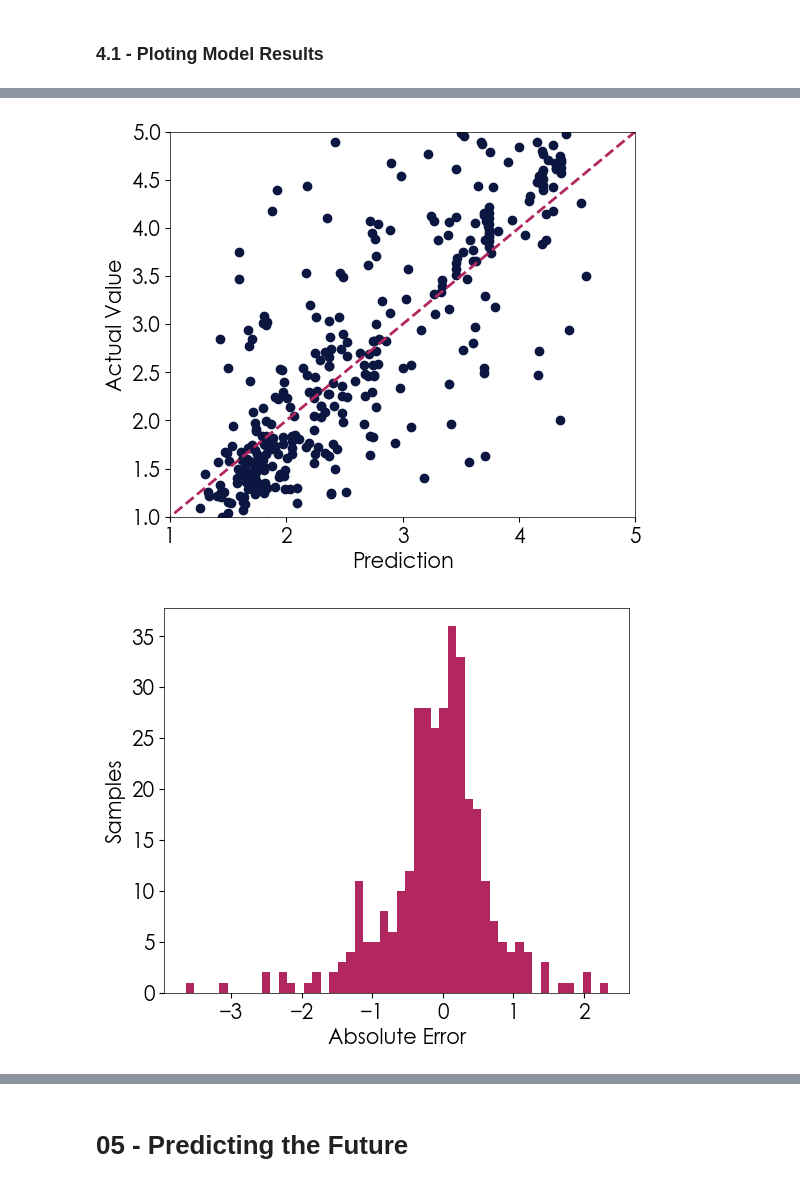
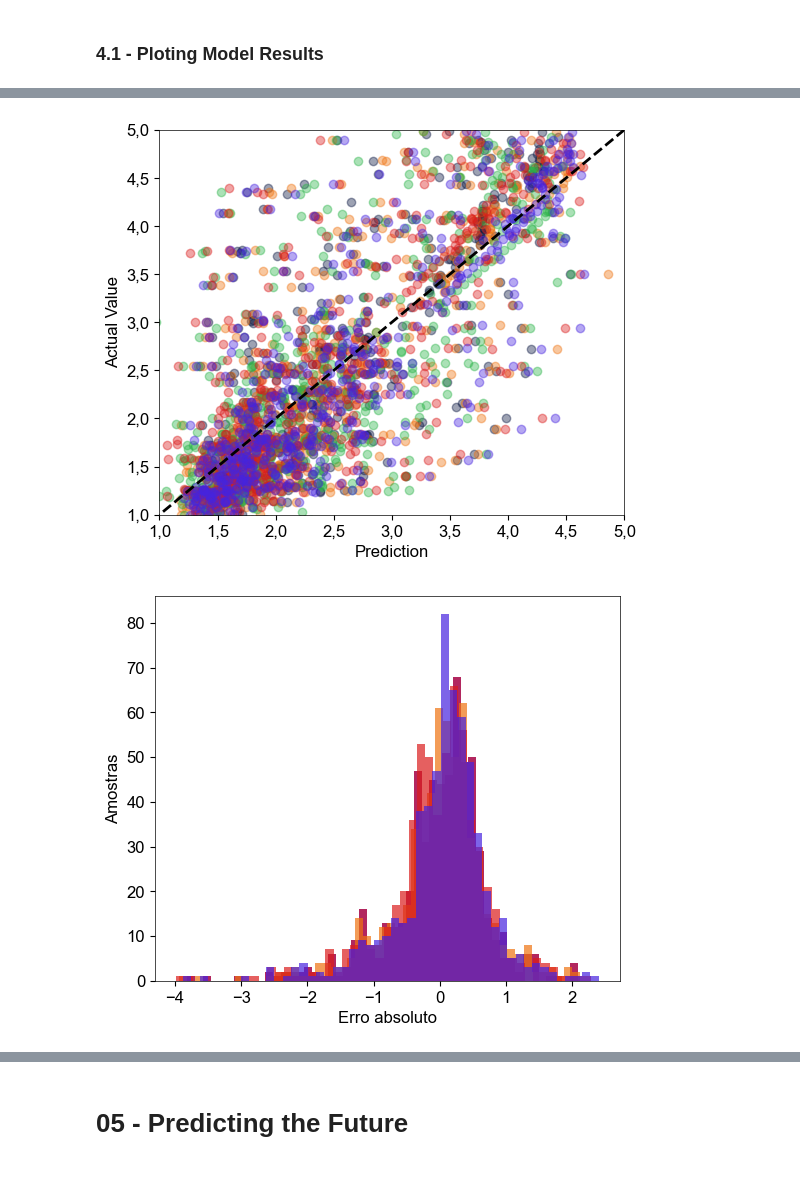
Before and after one commit to PauloCasmal/data-mining-study, a Jupyter notebook: Comparing-Models.ipynb, the cells around one changed output, grey strips where cells are left out. Saved outputs shown, nothing was run; the diff lists cells and outputs as text; code cells hidden in the pictures.

```diff
--- a/Comparing-Models.ipynb
+++ b/Comparing-Models.ipynb
@@ -154,7 +153,7 @@ target_col = "Silica_Concentrate"
 
 for col in df.columns:
     for lag in range(1, 15):
-        df[f"{col}-lag-{lag}"] = df[col].shift(lag)
+        df[f"lag-{lag}"] = df[col].shift(lag)
 
 df = df.dropna()
 # %%
@@ -224,6 +210,6 @@ memory usage: 864.1 KB
 # %%
 target = 'Silica_Concentrate'
-lags_to_test = range(1, 14)
+lags_to_test = range(1, 14, 3)
 # %% [markdown]
 ### 3.1 - XGBoost
 # %%
@@ -679,7 +642,7 @@ r2_list_arima = []
 mae_list_arima = []
 lags_arima = []
 
-for i in range(13):
+for i in range(len(all_results_arima)):
     lags_arima.append(all_results_arima[i]['n_lags_arimas'])
     rmse_list_arima.append(all_results_arima[i]['rmse_avg_arimas'])
     r2_list_arima.append(all_results_arima[i]['r2_avg_arimas'])
@@ -697,8 +660,7 @@ for n_lags in lags_to_test:
     # 1. Preparação das colunas
     cols_features = []
     for i in range(1, n_lags + 1):
-        cols_features.append(f'Iron_Concentrate-lag-{i}')
-        cols_features.append(f'Silica_Concentrate-lag-{i}')
+        cols_features.append(f'lag-{i}')
 
     fold_metrics = []
     tss = TimeSeriesSplit(n_splits=5)
@@ -718,12 +680,12 @@ for n_lags in lags_to_test:
         # --- RESHAPE PARA 3D [samples, time_steps, features] ---
         # Aqui tratamos cada lag como um passo no tempo.
         # Temos 2 features (Iron e Silica) por passo de tempo.
-        X_train_3d = X_train_scaled.reshape((X_train_scaled.shape[0], n_lags, 2))
-        X_test_3d = X_test_scaled.reshape((X_test_scaled.shape[0], n_lags, 2))
+        X_train_3d = X_train_scaled.reshape((X_train_scaled.shape[0], n_lags, 1))
+        X_test_3d = X_test_scaled.reshape((X_test_scaled.shape[0], n_lags, 1))
 
         # 2. Construção da Arquitetura LSTM
         model_lstm = Sequential([
-            LSTM(50, activation='relu', input_shape=(n_lags, 2)),
+            LSTM(50, activation='relu', input_shape=(n_lags, 1)),
             Dropout(0.2),
             Dense(1)
         ])
@@ -742,10 +704,12 @@ for n_lags in lags_to_test:
         )
 
         # 4. Predição e Métricas
-        y_pred = model_lstm.predict(X_test_3d).flatten()
+        y_pred_lstm = model_lstm.predict(X_test_3d).flatten()
 
-        rmse = np.sqrt(mean_squared_error(y_test, y_pred))
-        r2 = r2_score(y_test, y_pred)
+        X_test_lstm = X_test_3d
+        y_test_lstm = y_test
+        rmse = np.sqrt(mean_squared_error(y_test_lstm, y_pred_lstm))
+        r2 = r2_score(y_test_lstm, y_pred_lstm)
 
         fold_metrics.append({'rmse': rmse, 'r2': r2})
 
@@ -896,26 +907,40 @@ plt.show()
 # %%
 fig_scatter_error, ax = plt.subplots(figsize=(6, 5))
 
-ax.scatter(y_pred, y_test, c='#0B1741')
-ax.plot([0, 5], [0, 5], color='#B2275F', ls='--')
+alp = 0.4
+
+ax.scatter(y_pred_xgb, y_test_xgb, c='#0B1741', alpha=alp, label='XGBoost')
+ax.scatter(y_pred_rf, y_test_rf, c='#EF7310', alpha=alp, label='Random Forest')
+ax.scatter(y_pred_arima, y_test_arima, c='#2BB449', alpha=alp, label='ARIMA')
+ax.scatter(y_pred_mlps, y_test_mlps, c='#DA1C1C', alpha=alp, label='MLP')
+ax.scatter(y_pred_lstm, y_test_lstm, c='#4623DF', alpha=alp, label='LSTM')
+
+ax.plot([0, 5], [0, 5], color='#000000', ls='--')
 
 ax.set_xlabel('Prediction')
 ax.set_ylabel('Actual Value')
 
 ax.set_ylim(1, 5)
 ax.set_xlim(1, 5)
 
 plt.show()
 # %% [output]
-[figure, old version]
+[figure, new version]
 # %%
 fig_hist_error, ax = plt.subplots(figsize=(6, 5))
 
-ax.hist(y_pred - y_test, bins=50, color='#B2275F')
+y_pred_arima  = y_pred_arima.dropna()
+y_test_arima  = y_test_arima.dropna()
 
-ax.set_xlabel('Absolute Error')
-ax.set_ylabel('Samples')
+ax.hist(y_pred_xgb - y_test_xgb, bins=50, color='#B2275F')
+ax.hist(y_pred_rf - y_test_rf, bins=50, color='#EF7310', alpha=0.7)
+# ax.hist(y_pred_arima - y_test_arima, bins=50, color='#2BB449', alpha=0.7)
+ax.hist(y_pred_mlps - y_test_mlps, bins=50, color='#DA1C1C', alpha=0.7)
+ax.hist(y_pred_lstm - y_test_lstm, bins=50, color='#4623DF', alpha=0.7)
+
+ax.set_xlabel('Erro absoluto')
+ax.set_ylabel('Amostras')
 
 plt.show()
 # %% [output]
-[figure, old version]
+[figure, new version]
```
Also changed, not shown: parts of 37 cells of this notebook, 1 other file.
